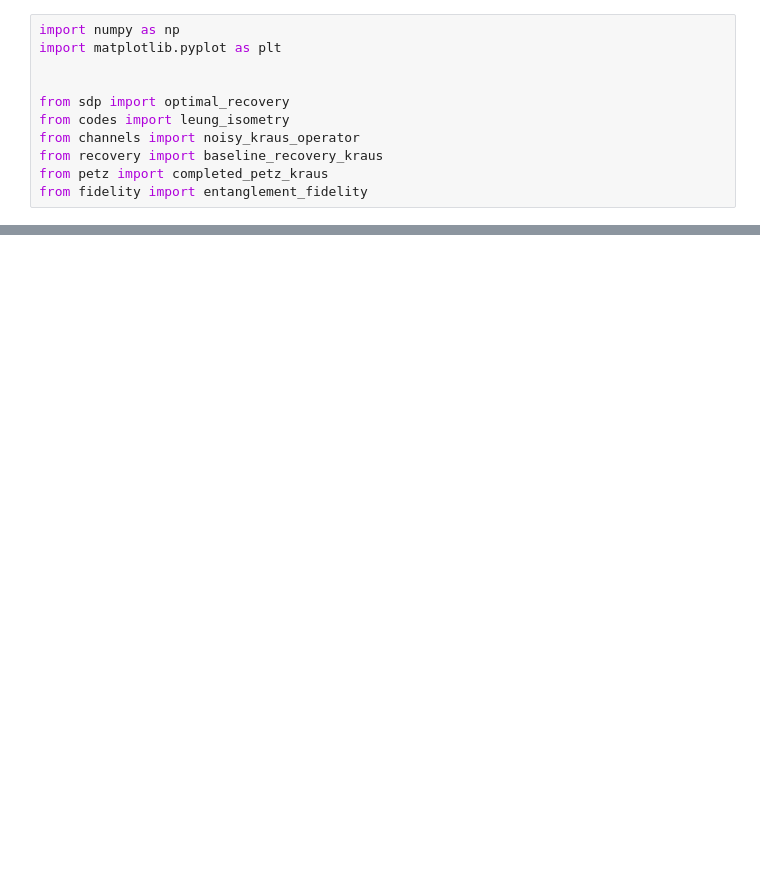
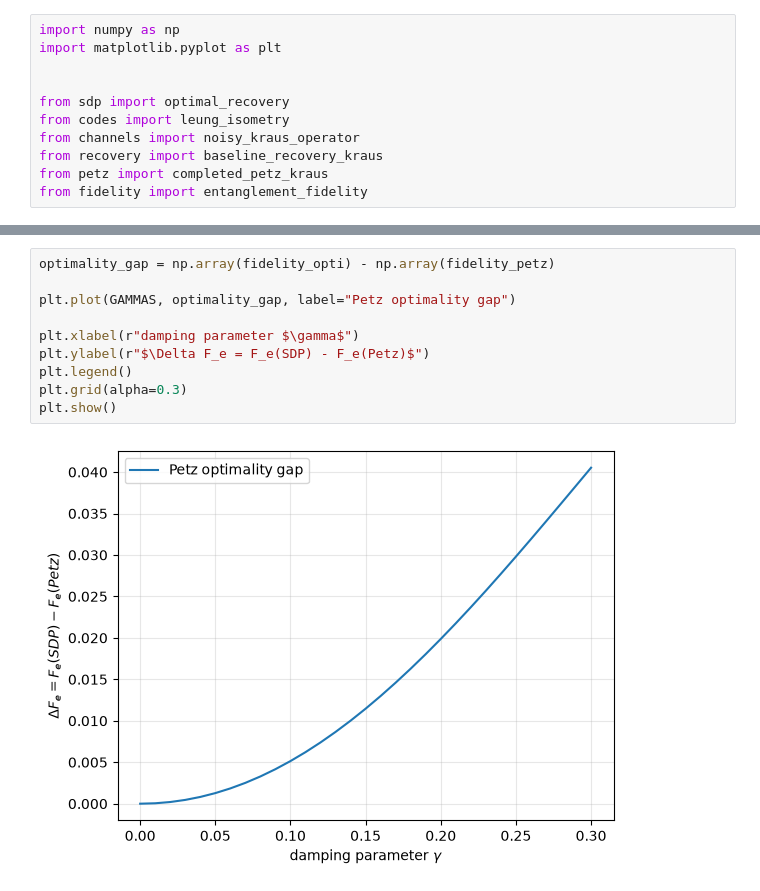
Before and after one commit to plevilion/qec-optimal-recovery, a Jupyter notebook: notebooks/optimal_decoder.ipynb, the cells around one changed output, grey strips where cells are left out. Drawn from its saved outputs; the diff is of its cells as text; blank space fills up the shorter version.

```diff
--- a/notebooks/optimal_decoder.ipynb
+++ b/notebooks/optimal_decoder.ipynb
@@ -41,0 +42,12 @@ plt.show()
+# %%
+optimality_gap = np.array(fidelity_opti) - np.array(fidelity_petz)
+
+plt.plot(GAMMAS, optimality_gap, label="Petz optimality gap")
+
+plt.xlabel(r"damping parameter $\gamma$")
+plt.ylabel(r"$\Delta F_e = F_e(SDP) - F_e(Petz)$")
+plt.legend()
+plt.grid(alpha=0.3)
+plt.show()
+# %% [output]
+[figure, added]
```
Also changed, not shown: parts of 3 cells of this notebook, 4 other files.
